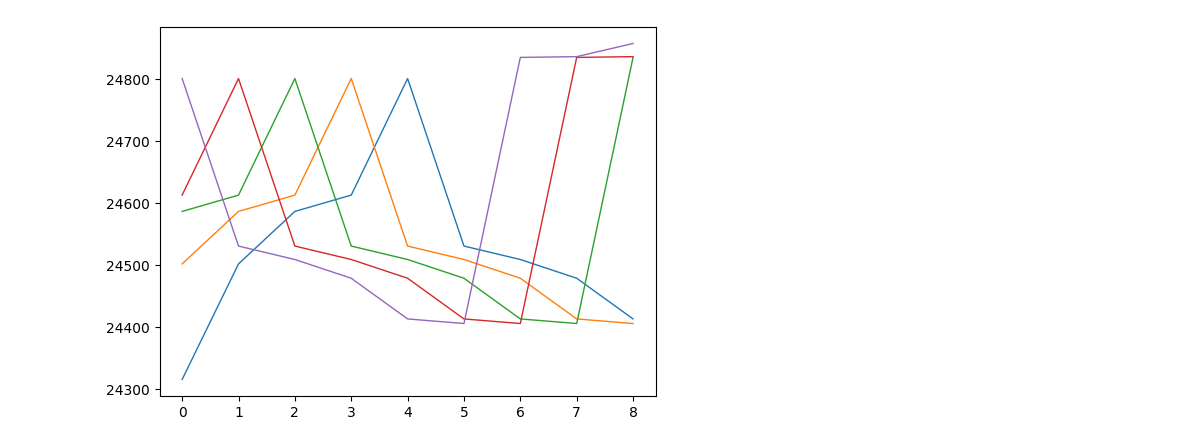
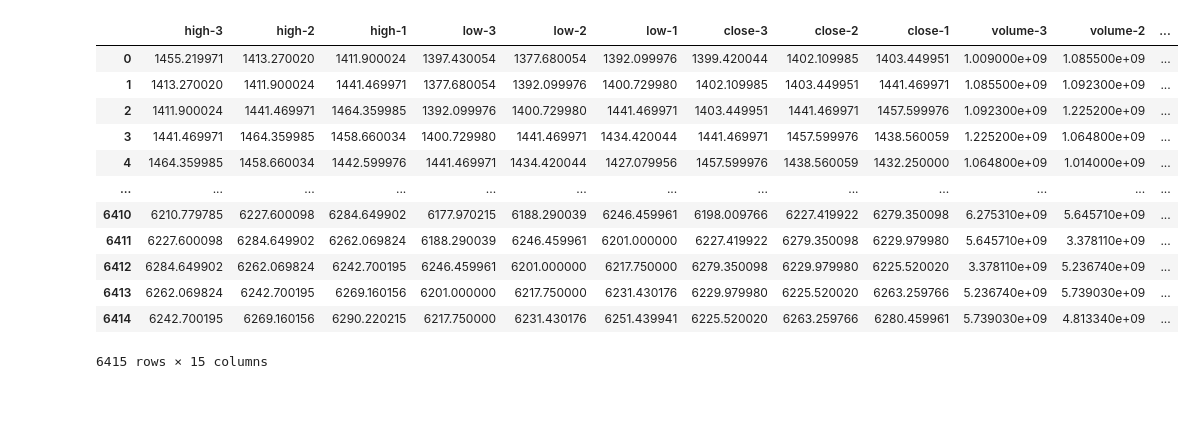
Before and after one commit to borishangh/ml_vs_baseline_reits, a Jupyter notebook: windowed_dfs.ipynb, the cells around one changed output. Drawn from its saved outputs; the diff is of its cells as text; code cells hidden in the pictures; blank space fills up the shorter version.

Commit message:
prelim training

```diff
--- a/windowed_dfs.ipynb
+++ b/windowed_dfs.ipynb
@@ -43,6 +16,31 @@ print(y.head())
-# %%
-for i in range(5 ):
-    plt.plot(X.iloc[i].values, lw = 1)
-plt.show()
-# %% [output]
-[figure, removed]
+# %%
+columns = ['High', 'Low', 'Close', 'Volume', 'logReturns']
+train_window = 3
+target = 'Close'
+target_row = df[target].iloc[train_window:].values
+
+full_windowed = np.array([])
+for col in columns:
+    df_col = df[col]
+    windowed_col = np.array([df_col.iloc[i-train_window:i].values for i in range(train_window, len(df_col))])
+    if len(full_windowed) == 0:
+        full_windowed = windowed_col
+    else:
+        full_windowed = np.concatenate((full_windowed, windowed_col), axis=1)
+column_names = [f"{col.lower()}-{i}" for col in columns for i in range(train_window, 0, -1) ]
+windowed_df= pd.DataFrame(full_windowed, columns=column_names)
+windowed_df
+# %% [output]
+|  | high-3 | high-2 | high-1 | low-3 | low-2 | low-1 | close-3 | close-2 | close-1 | volume-3 | volume-2 | ... |
+| 0 | 1455.219971 | 1413.270020 | 1411.900024 | 1397.430054 | 1377.680054 | 1392.099976 | 1399.420044 | 1402.109985 | 1403.449951 | 1.009000e+09 | 1.085500e+09 | ... |
+| 1 | 1413.270020 | 1411.900024 | 1441.469971 | 1377.680054 | 1392.099976 | 1400.729980 | 1402.109985 | 1403.449951 | 1441.469971 | 1.085500e+09 | 1.092300e+09 | ... |
+| 2 | 1411.900024 | 1441.469971 | 1464.359985 | 1392.099976 | 1400.729980 | 1441.469971 | 1403.449951 | 1441.469971 | 1457.599976 | 1.092300e+09 | 1.225200e+09 | ... |
+| 3 | 1441.469971 | 1464.359985 | 1458.660034 | 1400.729980 | 1441.469971 | 1434.420044 | 1441.469971 | 1457.599976 | 1438.560059 | 1.225200e+09 | 1.064800e+09 | ... |
+| 4 | 1464.359985 | 1458.660034 | 1442.599976 | 1441.469971 | 1434.420044 | 1427.079956 | 1457.599976 | 1438.560059 | 1432.250000 | 1.064800e+09 | 1.014000e+09 | ... |
+| ... | ... | ... | ... | ... | ... | ... | ... | ... | ... | ... | ... | ... |
+| 6410 | 6210.779785 | 6227.600098 | 6284.649902 | 6177.970215 | 6188.290039 | 6246.459961 | 6198.009766 | 6227.419922 | 6279.350098 | 6.275310e+09 | 5.645710e+09 | ... |
+| 6411 | 6227.600098 | 6284.649902 | 6262.069824 | 6188.290039 | 6246.459961 | 6201.000000 | 6227.419922 | 6279.350098 | 6229.979980 | 5.645710e+09 | 3.378110e+09 | ... |
+| 6412 | 6284.649902 | 6262.069824 | 6242.700195 | 6246.459961 | 6201.000000 | 6217.750000 | 6279.350098 | 6229.979980 | 6225.520020 | 3.378110e+09 | 5.236740e+09 | ... |
+| 6413 | 6262.069824 | 6242.700195 | 6269.160156 | 6201.000000 | 6217.750000 | 6231.430176 | 6229.979980 | 6225.520020 | 6263.259766 | 5.236740e+09 | 5.739030e+09 | ... |
+| 6414 | 6242.700195 | 6269.160156 | 6290.220215 | 6217.750000 | 6231.430176 | 6251.439941 | 6225.520020 | 6263.259766 | 6280.459961 | 5.739030e+09 | 4.813340e+09 | ... |
+6415 rows × 15 columns
```
Also changed, not shown: parts of 3 cells of this notebook, 5 other files.
